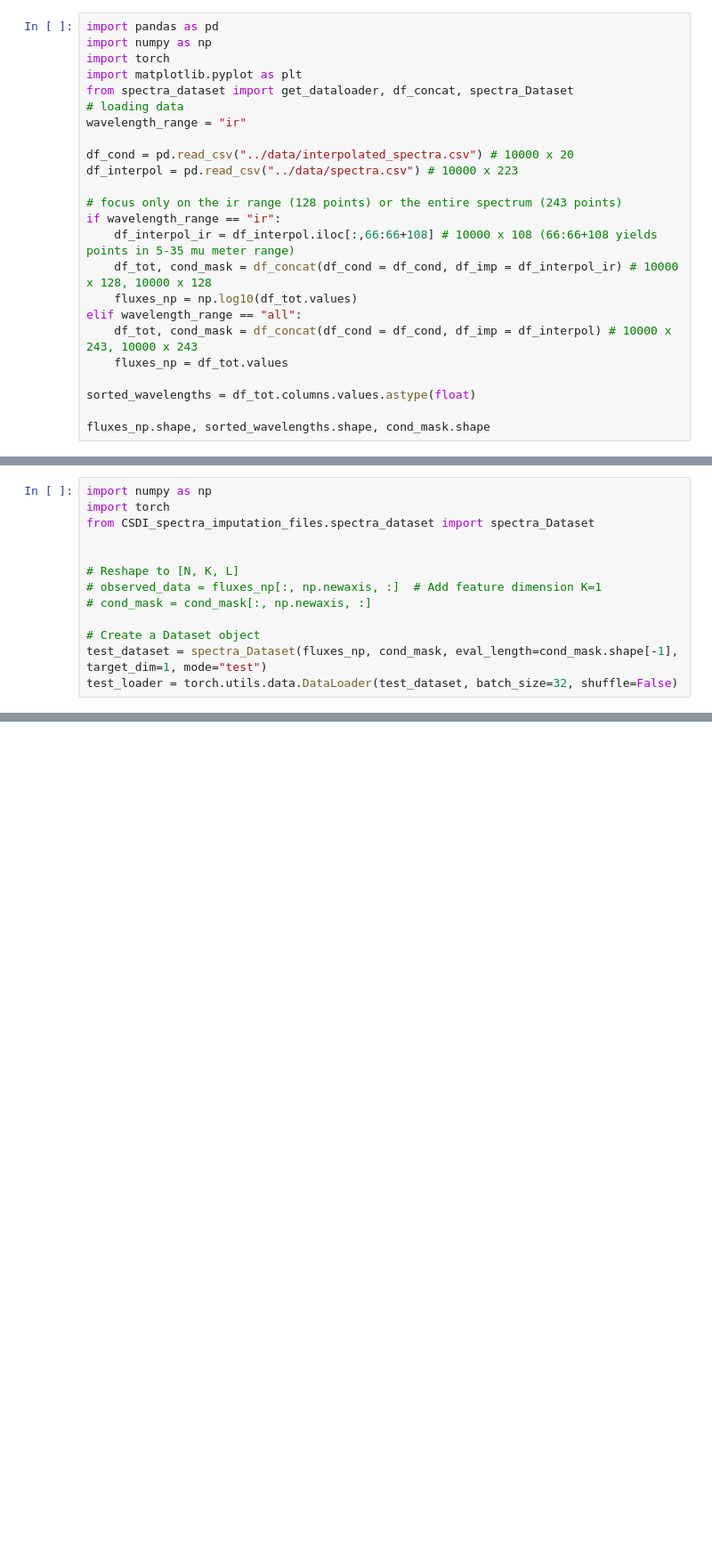
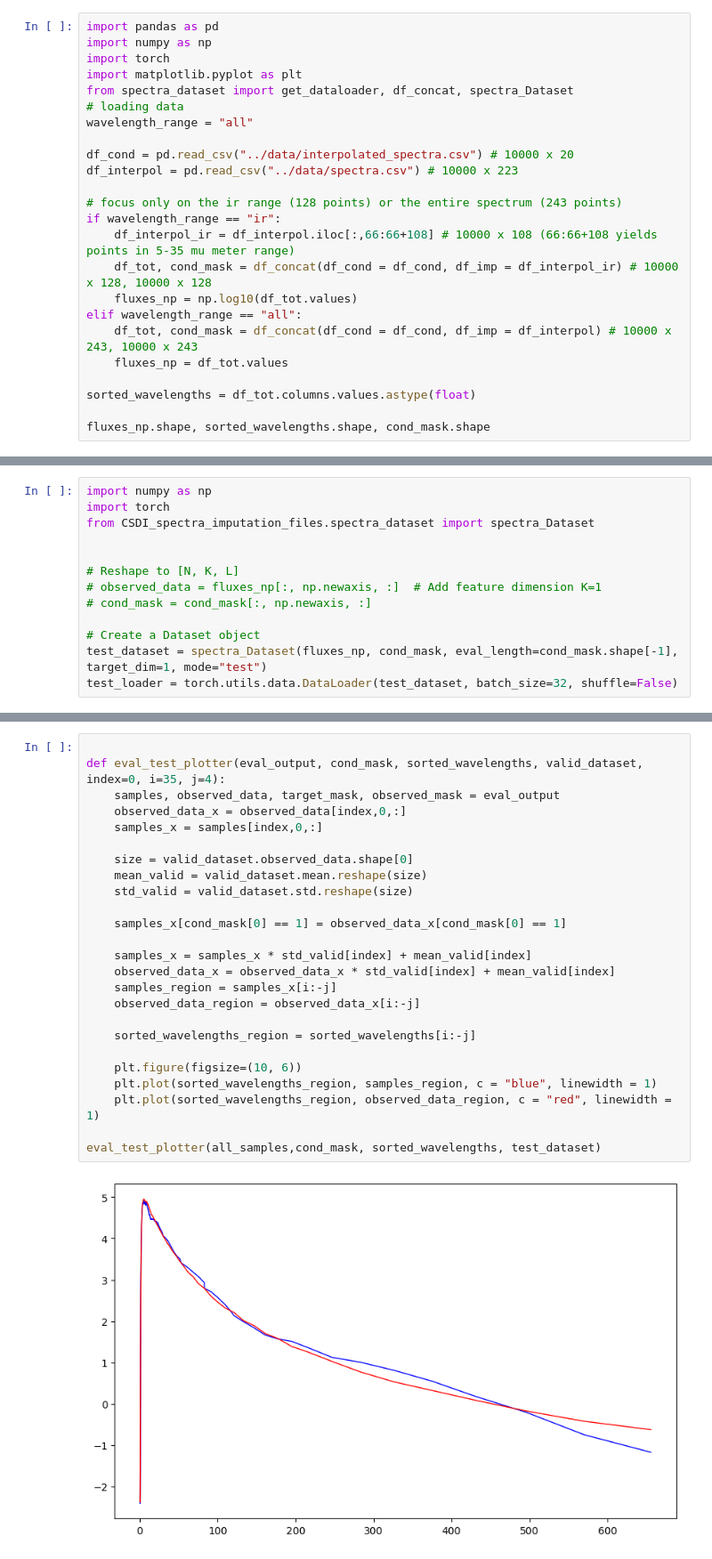
Before and after one commit to VasileiosKottas/AstroInformatics, a Jupyter notebook: Compare_Models/timediff_and_csdi.ipynb, the cells around one changed output, grey strips where cells are left out. Shown: that part at 89% size. Cells and saved outputs as stored; diff of their text form; blank space fills up the shorter version.

```diff
--- a/Compare_Models/timediff_and_csdi.ipynb
+++ b/Compare_Models/timediff_and_csdi.ipynb
@@ -55,7 +55,7 @@ import torch
 import matplotlib.pyplot as plt
 from spectra_dataset import get_dataloader, df_concat, spectra_Dataset
 # loading data
-wavelength_range = "ir"
+wavelength_range = "all"
 
 df_cond = pd.read_csv("../data/interpolated_spectra.csv") # 10000 x 20
 df_interpol = pd.read_csv("../data/spectra.csv") # 10000 x 223
@@ -187,0 +147,27 @@ array([nan, nan, nan, nan, nan, nan, nan, nan, nan, nan, nan, nan, nan,
+# %%
+
+def eval_test_plotter(eval_output, cond_mask, sorted_wavelengths, valid_dataset, index=0, i=35, j=4):
+    samples, observed_data, target_mask, observed_mask = eval_output
+    observed_data_x = observed_data[index,0,:]
+    samples_x = samples[index,0,:]
+
+    size = valid_dataset.observed_data.shape[0]
+    mean_valid = valid_dataset.mean.reshape(size)
+    std_valid = valid_dataset.std.reshape(size)
+
+    samples_x[cond_mask[0] == 1] = observed_data_x[cond_mask[0] == 1]
+
+    samples_x = samples_x * std_valid[index] + mean_valid[index]
+    observed_data_x = observed_data_x * std_valid[index] + mean_valid[index]
+    samples_region = samples_x[i:-j]
+    observed_data_region = observed_data_x[i:-j]
+
+    sorted_wavelengths_region = sorted_wavelengths[i:-j]
+
+    plt.figure(figsize=(10, 6))
+    plt.plot(sorted_wavelengths_region, samples_region, c = "blue", linewidth = 1)
+    plt.plot(sorted_wavelengths_region, observed_data_region, c = "red", linewidth = 1)
+
+eval_test_plotter(all_samples,cond_mask, sorted_wavelengths, test_dataset)
+# %% [output]
+[figure, added]
```
Also changed, not shown: parts of 10 cells of this notebook, 8 other files.
